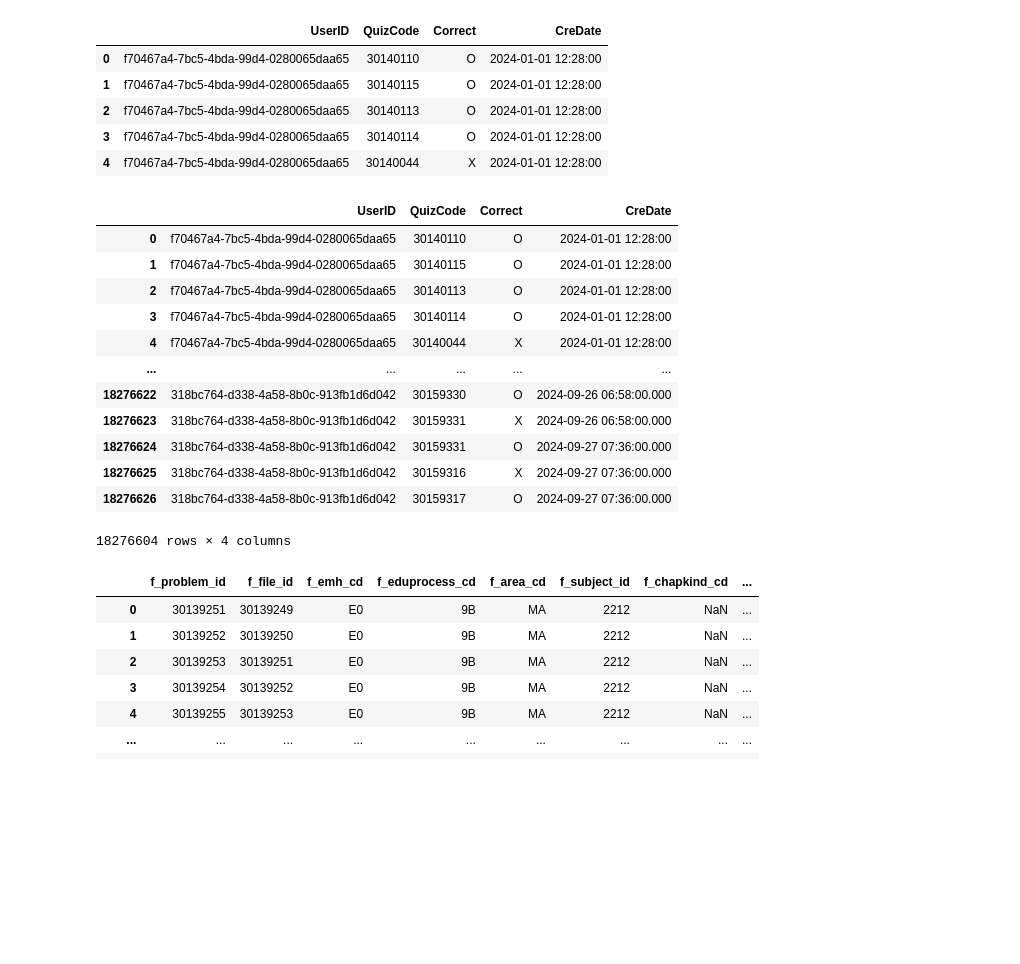
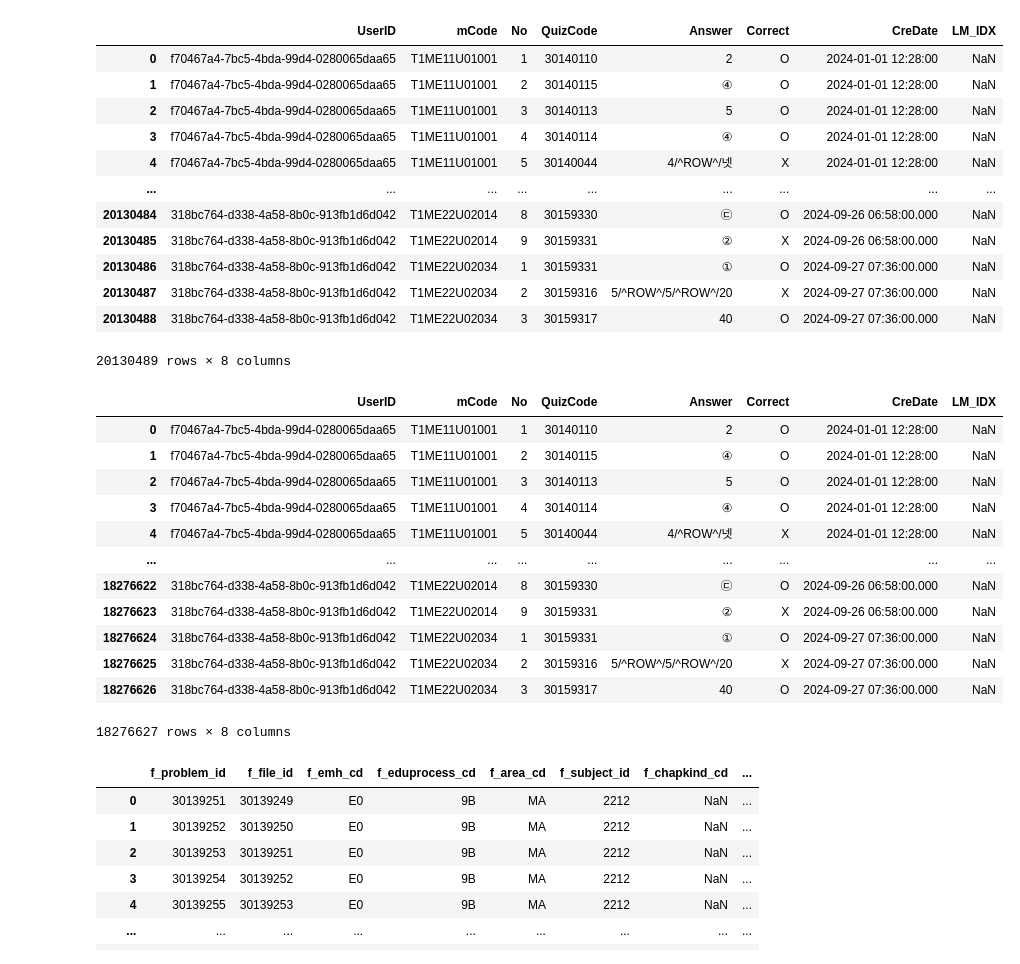
Before and after one commit to oxorudo/GKT_model, a Jupyter notebook: ..ipynb, the cells around one changed output. Cells and saved outputs as stored; diff of their text form; code cells hidden in the pictures; blank space fills up the shorter version.

```diff
--- a/..ipynb
+++ b/..ipynb
@@ -1,30 +1,37 @@
 # %%
 import pandas as pd
 # %%
-df = pd.read_csv('data/final_data.csv')
+df = pd.read_csv("data/filtered_combined_user_data.csv")
 # %%
-df.head()
+df
 # %% [output]
-|  | UserID | QuizCode | Correct | CreDate |
-| 0 | f70467a4-7bc5-4bda-99d4-0280065daa65 | 30140110 | O | 2024-01-01 12:28:00 |
-| 1 | f70467a4-7bc5-4bda-99d4-0280065daa65 | 30140115 | O | 2024-01-01 12:28:00 |
-| 2 | f70467a4-7bc5-4bda-99d4-0280065daa65 | 30140113 | O | 2024-01-01 12:28:00 |
-| 3 | f70467a4-7bc5-4bda-99d4-0280065daa65 | 30140114 | O | 2024-01-01 12:28:00 |
-| 4 | f70467a4-7bc5-4bda-99d4-0280065daa65 | 30140044 | X | 2024-01-01 12:28:00 |
+|  | UserID | mCode | No | QuizCode | Answer | Correct | CreDate | LM_IDX |
+| 0 | f70467a4-7bc5-4bda-99d4-0280065daa65 | T1ME11U01001 | 1 | 30140110 | 2 | O | 2024-01-01 12:28:00 | NaN |
+| 1 | f70467a4-7bc5-4bda-99d4-0280065daa65 | T1ME11U01001 | 2 | 30140115 | ④ | O | 2024-01-01 12:28:00 | NaN |
+| 2 | f70467a4-7bc5-4bda-99d4-0280065daa65 | T1ME11U01001 | 3 | 30140113 | 5 | O | 2024-01-01 12:28:00 | NaN |
+| 3 | f70467a4-7bc5-4bda-99d4-0280065daa65 | T1ME11U01001 | 4 | 30140114 | ④ | O | 2024-01-01 12:28:00 | NaN |
+| 4 | f70467a4-7bc5-4bda-99d4-0280065daa65 | T1ME11U01001 | 5 | 30140044 | 4/^ROW^/넷 | X | 2024-01-01 12:28:00 | NaN |
+| ... | ... | ... | ... | ... | ... | ... | ... | ... |
+| 20130484 | 318bc764-d338-4a58-8b0c-913fb1d6d042 | T1ME22U02014 | 8 | 30159330 | ㉢ | O | 2024-09-26 06:58:00.000 | NaN |
+| 20130485 | 318bc764-d338-4a58-8b0c-913fb1d6d042 | T1ME22U02014 | 9 | 30159331 | ② | X | 2024-09-26 06:58:00.000 | NaN |
+| 20130486 | 318bc764-d338-4a58-8b0c-913fb1d6d042 | T1ME22U02034 | 1 | 30159331 | ① | O | 2024-09-27 07:36:00.000 | NaN |
+| 20130487 | 318bc764-d338-4a58-8b0c-913fb1d6d042 | T1ME22U02034 | 2 | 30159316 | 5/^ROW^/5/^ROW^/20 | X | 2024-09-27 07:36:00.000 | NaN |
+| 20130488 | 318bc764-d338-4a58-8b0c-913fb1d6d042 | T1ME22U02034 | 3 | 30159317 | 40 | O | 2024-09-27 07:36:00.000 | NaN |
+20130489 rows × 8 columns
 # %%
 df = df.drop_duplicates()
 df
 # %% [output]
-|  | UserID | QuizCode | Correct | CreDate |
-| 0 | f70467a4-7bc5-4bda-99d4-0280065daa65 | 30140110 | O | 2024-01-01 12:28:00 |
-| 1 | f70467a4-7bc5-4bda-99d4-0280065daa65 | 30140115 | O | 2024-01-01 12:28:00 |
-| 2 | f70467a4-7bc5-4bda-99d4-0280065daa65 | 30140113 | O | 2024-01-01 12:28:00 |
-| 3 | f70467a4-7bc5-4bda-99d4-0280065daa65 | 30140114 | O | 2024-01-01 12:28:00 |
-| 4 | f70467a4-7bc5-4bda-99d4-0280065daa65 | 30140044 | X | 2024-01-01 12:28:00 |
-| ... | ... | ... | ... | ... |
-| 18276622 | 318bc764-d338-4a58-8b0c-913fb1d6d042 | 30159330 | O | 2024-09-26 06:58:00.000 |
-| 18276623 | 318bc764-d338-4a58-8b0c-913fb1d6d042 | 30159331 | X | 2024-09-26 06:58:00.000 |
-| 18276624 | 318bc764-d338-4a58-8b0c-913fb1d6d042 | 30159331 | O | 2024-09-27 07:36:00.000 |
-| 18276625 | 318bc764-d338-4a58-8b0c-913fb1d6d042 | 30159316 | X | 2024-09-27 07:36:00.000 |
-| 18276626 | 318bc764-d338-4a58-8b0c-913fb1d6d042 | 30159317 | O | 2024-09-27 07:36:00.000 |
+|  | UserID | mCode | No | QuizCode | Answer | Correct | CreDate | LM_IDX |
+| 0 | f70467a4-7bc5-4bda-99d4-0280065daa65 | T1ME11U01001 | 1 | 30140110 | 2 | O | 2024-01-01 12:28:00 | NaN |
+| 1 | f70467a4-7bc5-4bda-99d4-0280065daa65 | T1ME11U01001 | 2 | 30140115 | ④ | O | 2024-01-01 12:28:00 | NaN |
+| 2 | f70467a4-7bc5-4bda-99d4-0280065daa65 | T1ME11U01001 | 3 | 30140113 | 5 | O | 2024-01-01 12:28:00 | NaN |
+| 3 | f70467a4-7bc5-4bda-99d4-0280065daa65 | T1ME11U01001 | 4 | 30140114 | ④ | O | 2024-01-01 12:28:00 | NaN |
+| 4 | f70467a4-7bc5-4bda-99d4-0280065daa65 | T1ME11U01001 | 5 | 30140044 | 4/^ROW^/넷 | X | 2024-01-01 12:28:00 | NaN |
+| ... | ... | ... | ... | ... | ... | ... | ... | ... |
+| 18276622 | 318bc764-d338-4a58-8b0c-913fb1d6d042 | T1ME22U02014 | 8 | 30159330 | ㉢ | O | 2024-09-26 06:58:00.000 | NaN |
+| 18276623 | 318bc764-d338-4a58-8b0c-913fb1d6d042 | T1ME22U02014 | 9 | 30159331 | ② | X | 2024-09-26 06:58:00.000 | NaN |
+| 18276624 | 318bc764-d338-4a58-8b0c-913fb1d6d042 | T1ME22U02034 | 1 | 30159331 | ① | O | 2024-09-27 07:36:00.000 | NaN |
+| 18276625 | 318bc764-d338-4a58-8b0c-913fb1d6d042 | T1ME22U02034 | 2 | 30159316 | 5/^ROW^/5/^ROW^/20 | X | 2024-09-27 07:36:00.000 | NaN |
+| 18276626 | 318bc764-d338-4a58-8b0c-913fb1d6d042 | T1ME22U02034 | 3 | 30159317 | 40 | O | 2024-09-27 07:36:00.000 | NaN |
-18276604 rows × 4 columns
+18276627 rows × 8 columns
```
Also changed, not shown: parts of 24 cells of this notebook, 1 other file.
